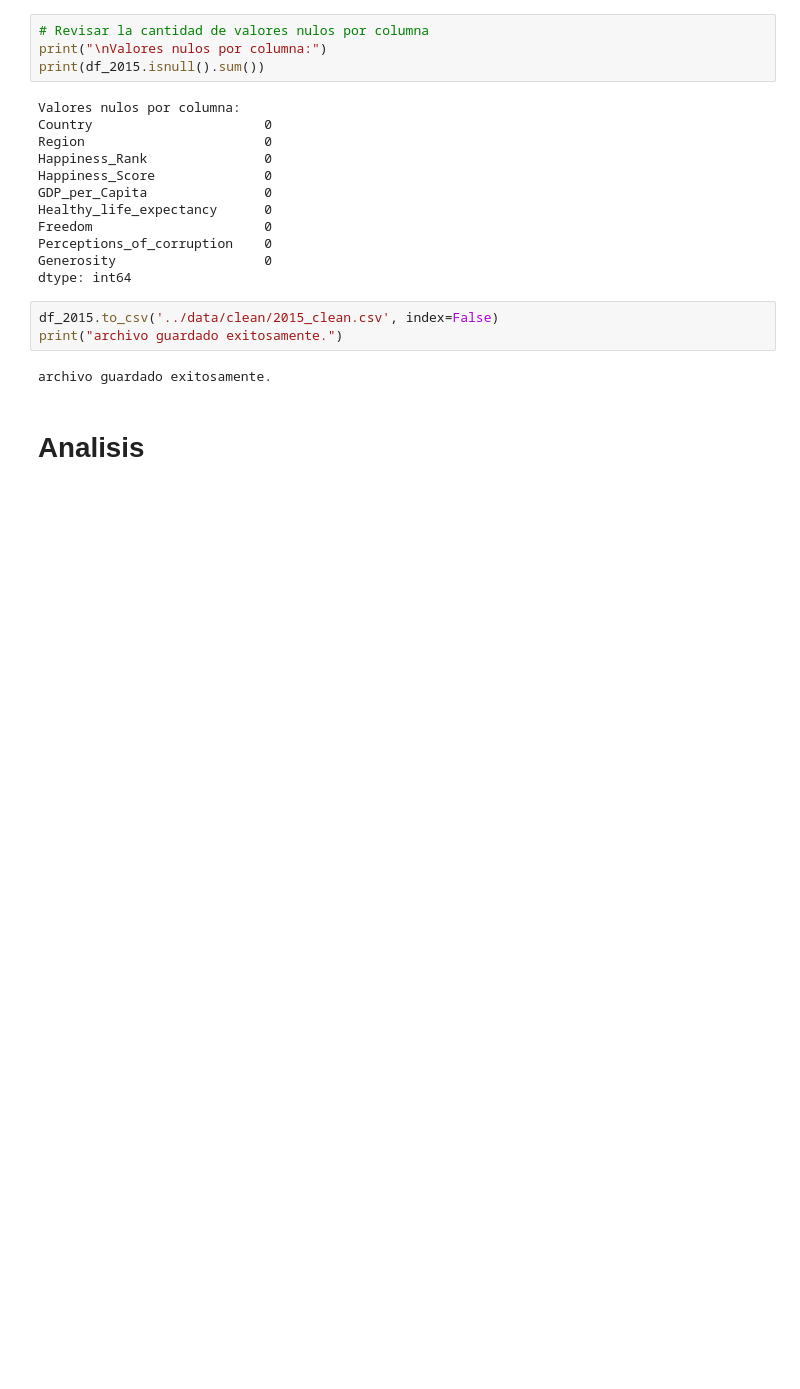
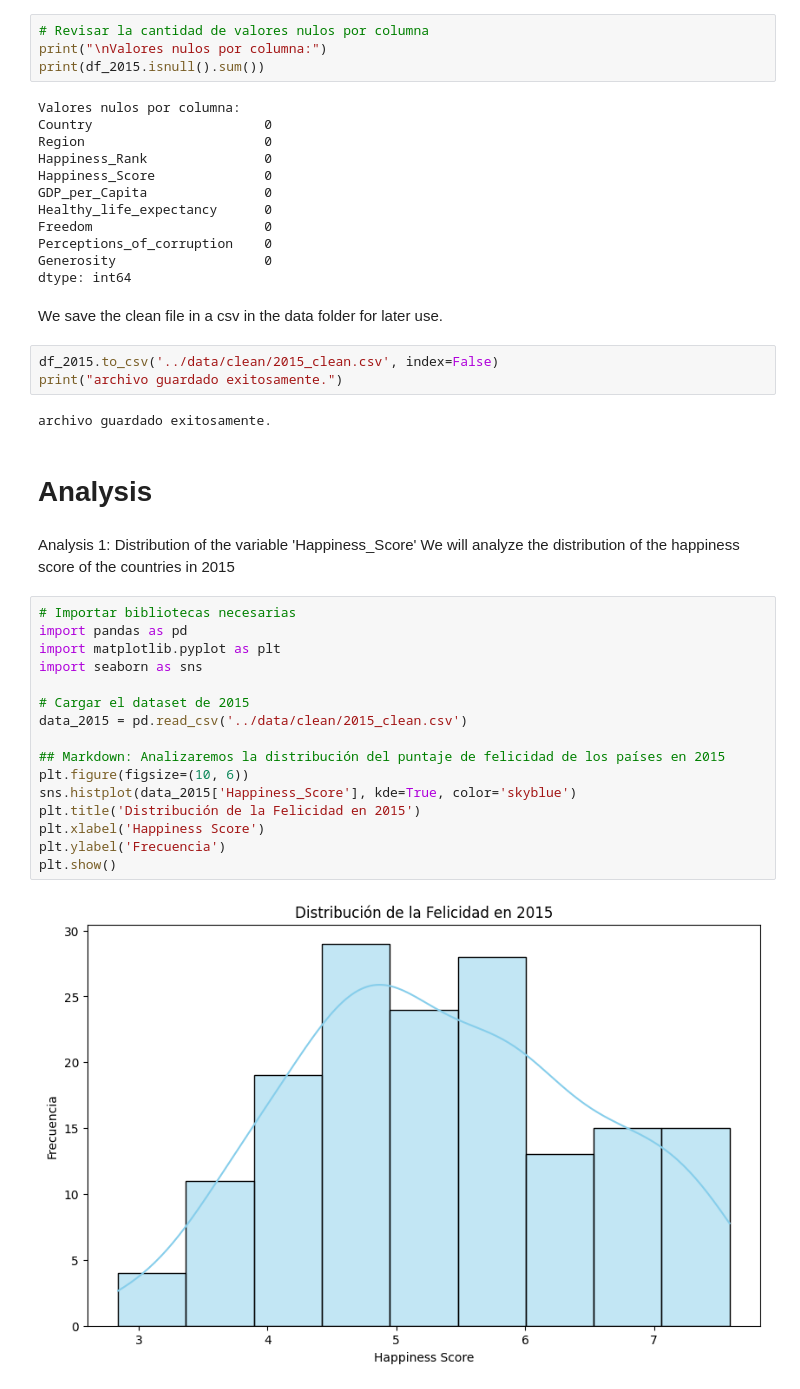
Before and after one commit to willyoung21/Happiness-Countries, a Jupyter notebook: notebooks/EDA_2015.ipynb, the cells around one changed output. Saved outputs shown, nothing was run; the diff lists cells and outputs as text; blank space fills up the shorter version.

```diff
--- a/notebooks/EDA_2015.ipynb
+++ b/notebooks/EDA_2015.ipynb
@@ -112,10 +122,33 @@ Freedom                      0
 Perceptions_of_corruption    0
 Generosity                   0
 dtype: int64
+# %% [markdown]
+We save the clean file in a csv in the data folder for later use.
 # %%
 df_2015.to_csv('../data/clean/2015_clean.csv', index=False)
 print("archivo guardado exitosamente.")
 # %% [output]
 archivo guardado exitosamente.
 # %% [markdown]
-# Analisis
+# Analysis
+# %% [markdown]
+Analysis 1: Distribution of the variable 'Happiness_Score'
+We will analyze the distribution of the happiness score of the countries in 2015
+# %%
+# Importar bibliotecas necesarias
+import pandas as pd
+import matplotlib.pyplot as plt
+import seaborn as sns
+
+# Cargar el dataset de 2015
+data_2015 = pd.read_csv('../data/clean/2015_clean.csv')
+
+## Markdown: Analizaremos la distribución del puntaje de felicidad de los países en 2015
+plt.figure(figsize=(10, 6))
+sns.histplot(data_2015['Happiness_Score'], kde=True, color='skyblue')
+plt.title('Distribución de la Felicidad en 2015')
+plt.xlabel('Happiness Score')
+plt.ylabel('Frecuencia')
+plt.show()
+# %% [output]
+[figure, added]
```
Also changed, not shown: parts of 13 cells of this notebook, 5 other files.
